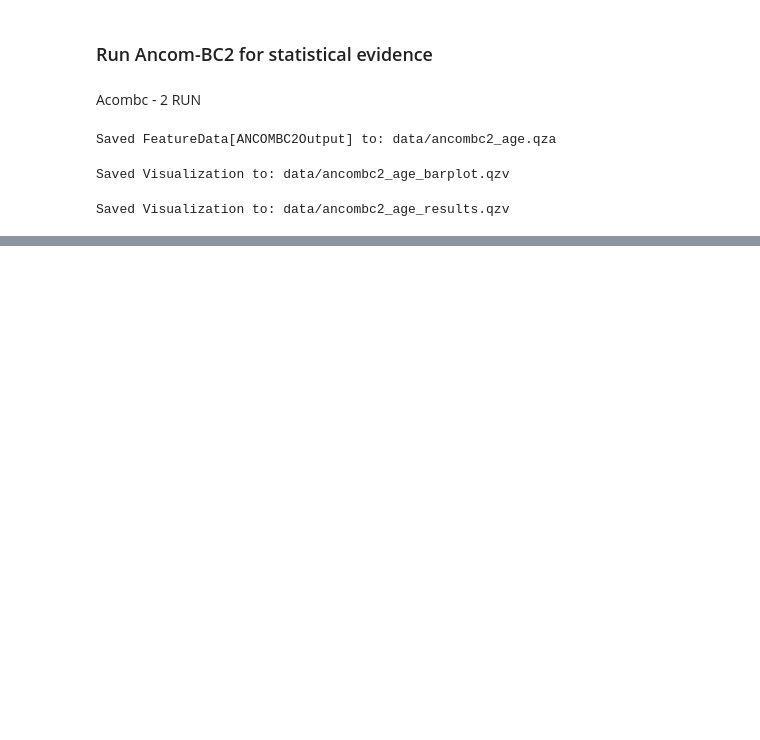
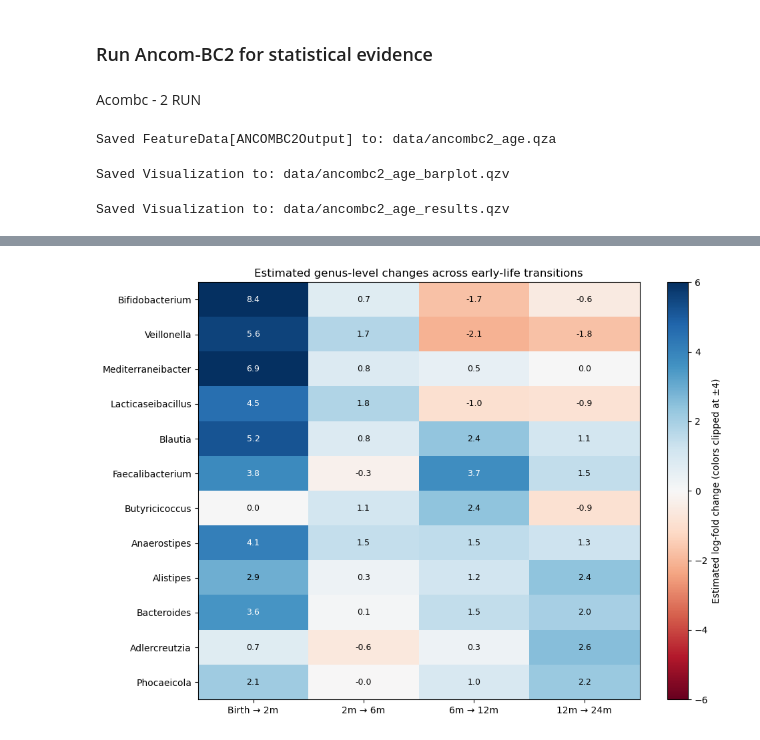
Before and after one commit to tpayer-eng/MicroOdyssey_clean, a Jupyter notebook: scripts/02_taxonomicclassification/Taxonomic_annotation_heatmap.ipynb, the cells around one changed output, grey strips where cells are left out. Cells and saved outputs as stored; diff of their text form; code cells hidden in the pictures; blank space fills up the shorter version.

Commit message:
added new code for heatmap

```diff
--- a/scripts/02_taxonomicclassification/Taxonomic_annotation_heatmap.ipynb
+++ b/scripts/02_taxonomicclassification/Taxonomic_annotation_heatmap.ipynb
@@ -176,0 +243,14 @@ Saved Visualization to: data/ancombc2_age_results.qzv
+# %%
+b2 = lfc_clean["age_group_ordered::02_months"]
+b6 = lfc_clean["age_group_ordered::06_months"]
+b12 = lfc_clean["age_group_ordered::12_months"]
+b24 = lfc_clean["age_group_ordered::24_months"]
+
+transitions = pd.DataFrame({
+    "Birth → 2m": b2,
+    "2m → 6m": b6 - b2,
+    "6m → 12m": b12 - b6,
+    "12m → 24m": b24 - b12
+})
+
+display(transitions.head(20))
@@ -176,0 +345,78 @@ Saved Visualization to: data/ancombc2_age_results.qzv
+# %%
+
+import matplotlib.pyplot as plt
+import numpy as np
+import pandas as pd
+
+# Candidate genera to examine
+genera = [
+    "Bifidobacterium",
+    "Veillonella",
+    "Mediterraneibacter",
+    "Lacticaseibacillus",
+    "Blautia",
+    "Faecalibacterium",
+    "Butyricicoccus",
+    "Anaerostipes",
+    "Alistipes",
+    "Bacteroides",
+    "Adlercreutzia",
+    "Phocaeicola"
+]
+
+# Keep bacterial taxa and extract their genus names
+data = transitions.copy()
+data = data[data.index.str.startswith("d__Bacteria;")]
+data["Genus"] = data.index.to_series().str.extract(
+    r"(?:^|;)g__([^;]+)$", expand=False
+)
+
+# Select candidate genera
+plot_data = (
+    data[data["Genus"].isin(genera)]
+    .drop_duplicates("Genus")
+    .set_index("Genus")
+    .reindex(genera)
+    .dropna(how="all")
+)
+
+# Draw heatmap with a symmetric scale
+values = plot_data.to_numpy(dtype=float)
+limit = np.nanmax(np.abs(values))
+
+fig, ax = plt.subplots(figsize=(10, 7))
+
+im = ax.imshow(
+    values,
+    cmap="RdBu",
+    vmin=-6,
+    vmax=6,
+    aspect="auto"
+)
+
+for i in range(values.shape[0]):
+    for j in range(values.shape[1]):
+        if np.isfinite(values[i, j]):
+            ax.text(
+                j, i, f"{values[i, j]:.1f}",
+                ha="center", va="center",
+                fontsize=9,
+                color="white" if abs(values[i, j]) > 3 else "black"
+            )
+
+ax.set_xticks(range(len(plot_data.columns)))
+ax.set_xticklabels(plot_data.columns)
+ax.set_yticks(range(len(plot_data)))
+ax.set_yticklabels(plot_data.index)
+
+ax.set_title(
+    "Estimated genus-level changes across early-life transitions"
+)
+
+cbar = plt.colorbar(im, ax=ax)
+cbar.set_label("Estimated log-fold change (colors clipped at ±4)")
+plt.savefig(f"{output_dir}/figures/transitions_taxa_heatmap.png")
+plt.tight_layout()
+plt.show()
+# %% [output]
+[figure, added]
```
Also changed, not shown: parts of 8 cells of this notebook.
